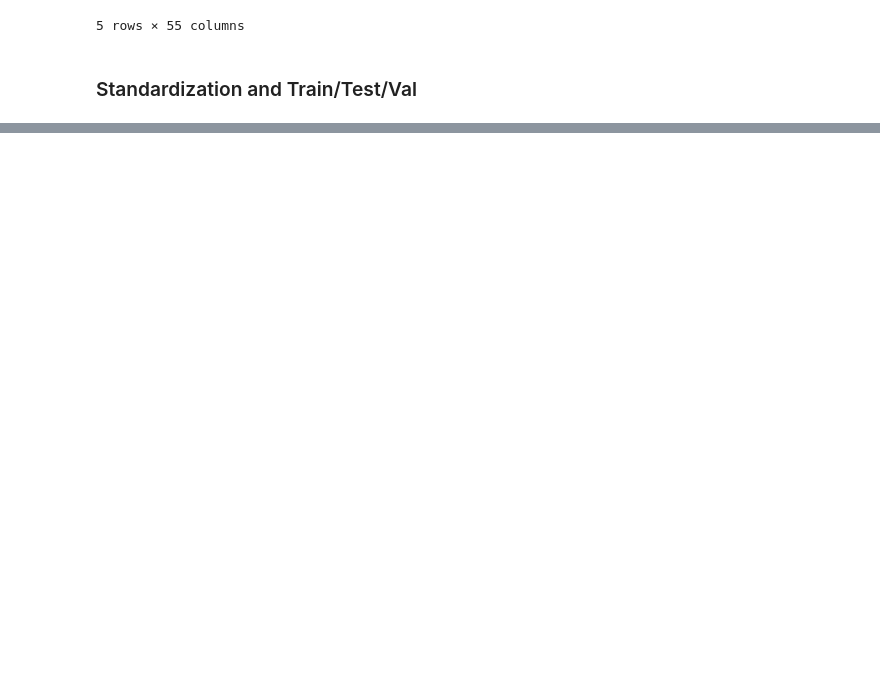
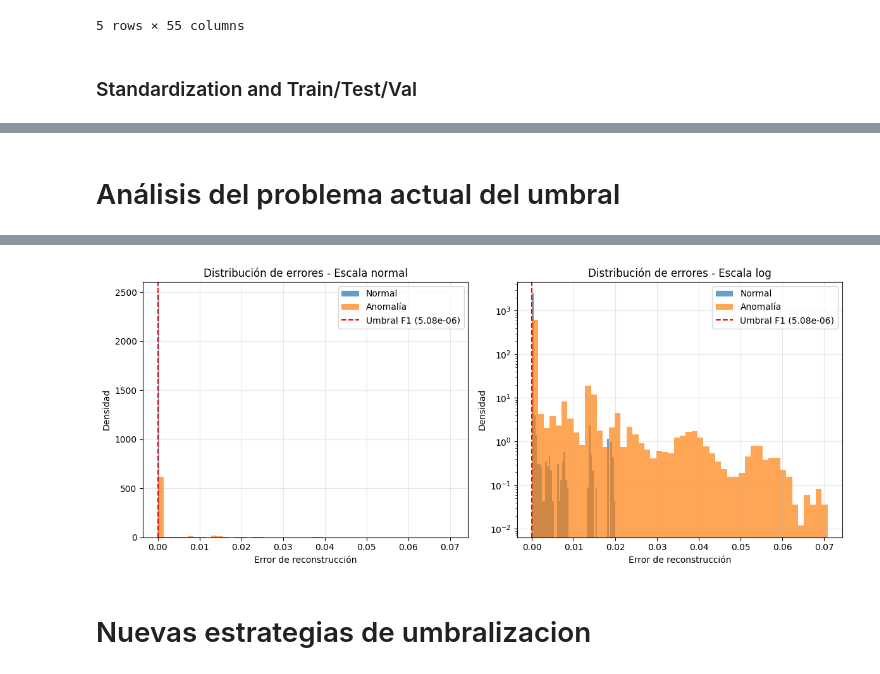
Before and after one commit to LuisMontenegro21/LOF-IsolationForestAnomaly, a Jupyter notebook: lab8.ipynb, the cells around one changed output, grey strips where cells are left out. Saved outputs shown, nothing was run; the diff lists cells and outputs as text; code cells hidden in the pictures; blank space fills up the shorter version.

```diff
--- a/lab8.ipynb
+++ b/lab8.ipynb
@@ -51,7 +51,7 @@ y_test = pd.Series(0, index=X_test.index)
 y_test.loc[X_test.index.intersection(X_anomal.index)] = 1  # anomalies = 1
 
 X_normal_remaining = X_normal.drop(test_normals.index) # drop samples from remaining on testing.
-X_train, X_val = train_test_split(X_normal_remaining, test_size=0.25, random_state=32)
+X_train, X_val = train_test_split(X_normal_remaining, test_size=0.25, random_state=32, shuffle=True)
 # %%
 
 
@@ -71,3 +71,15 @@ X_val_s   = X_val.copy()
 X_val_s   = apply_scaler(X_val)
 X_test_s  = X_test.copy()
 X_test_s  = apply_scaler(X_test)
+# %%
+
+anoms_rem = X_anomal.drop(test_anoms.index)
+val_anoms = anoms_rem.sample(frac=0.2, random_state=32)
+
+val_norms = X_val.sample(n=min(len(X_val), len(val_anoms)), random_state=32)
+
+X_val_mixed  = pd.concat([val_norms, val_anoms]).sample(frac=1, random_state=32)
+y_val_mixed  = pd.Series(0, index=X_val_mixed.index)
+y_val_mixed.loc[X_val_mixed.index.intersection(X_anomal.index)] = 1
+
+X_val_mixed_s = apply_scaler(X_val_mixed)
@@ -73,0 +157,6 @@ X_test_s  = apply_scaler(X_test)
+# %%
+valmix_err = np.mean(np.square(X_val_mixed_s - ae.predict(X_val_mixed_s, verbose=0)), axis=1)
+thr_ae_f1, f1_v, p_v, r_v = best_f1_threshold(y_val_mixed, valmix_err)
+y_pred_f1 = (test_err >= thr_ae_f1).astype(int)
+res_ae_f1 = eval_binary(y_test, test_err, thr_ae_f1)
+res_ae_f1, thr_ae_f1
@@ -73,0 +171,50 @@ X_test_s  = apply_scaler(X_test)
+# %% [markdown]
+# Análisis del problema actual del umbral
+# %%
+# Análisis del problema actual
+print(f"Umbral actual F1: {thr_ae_f1:.2e}")
+print(f"Matriz de confusión actual:")
+cm_current = confusion_matrix(y_test, (test_err >= thr_ae_f1).astype(int))
+print(f"TN: {cm_current[0,0]}, FP: {cm_current[0,1]}")
+print(f"FN: {cm_current[1,0]}, TP: {cm_current[1,1]}")
+print()
+
+# Estadísticas de errores por clase
+test_err_normal = test_err[y_test == 0]
+test_err_anomal = test_err[y_test == 1]
+
+print("Estadísticas de errores de reconstrucción:")
+print(f"Normales - Media: {test_err_normal.mean():.2e}, Mediana: {np.median(test_err_normal):.2e}")
+print(f"Normales - P95: {np.percentile(test_err_normal, 95):.2e}, P99: {np.percentile(test_err_normal, 99):.2e}")
+print(f"Normales - P99.9: {np.percentile(test_err_normal, 99.9):.2e}")
+print()
+print(f"Anomalías - Media: {test_err_anomal.mean():.2e}, Mediana: {np.median(test_err_anomal):.2e}")
+print(f"Anomalías - P5: {np.percentile(test_err_anomal, 5):.2e}, P1: {np.percentile(test_err_anomal, 1):.2e}")
+
+# Visualización del problema
+plt.figure(figsize=(12, 5))
+
+plt.subplot(1, 2, 1)
+plt.hist(test_err_normal, bins=50, alpha=0.7, label='Normal', density=True)
+plt.hist(test_err_anomal, bins=50, alpha=0.7, label='Anomalía', density=True)
+plt.axvline(thr_ae_f1, color='red', linestyle='--', label=f'Umbral F1 ({thr_ae_f1:.2e})')
+plt.xlabel('Error de reconstrucción')
+plt.ylabel('Densidad')
+plt.title('Distribución de errores - Escala normal')
+plt.legend()
+plt.grid(True, alpha=0.3)
+
+plt.subplot(1, 2, 2)
+plt.hist(test_err_normal, bins=50, alpha=0.7, label='Normal', density=True)
+plt.hist(test_err_anomal, bins=50, alpha=0.7, label='Anomalía', density=True)
+plt.axvline(thr_ae_f1, color='red', linestyle='--', label=f'Umbral F1 ({thr_ae_f1:.2e})')
+plt.xlabel('Error de reconstrucción')
+plt.ylabel('Densidad')
+plt.title('Distribución de errores - Escala log')
+plt.yscale('log')
+plt.legend()
+plt.grid(True, alpha=0.3)
+
+plt.tight_layout()
+plt.show()
+# %% [output]
@@ -73,0 +233,3 @@ X_test_s  = apply_scaler(X_test)
+[figure, added]
+# %% [markdown]
+# Nuevas estrategias de umbralizacion
```
Also changed, not shown: parts of 21 cells of this notebook.
